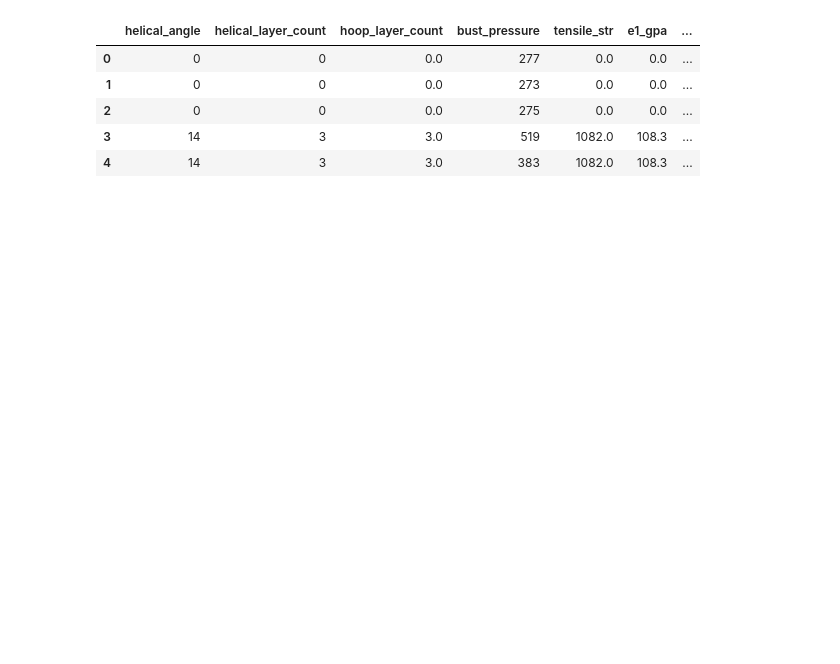
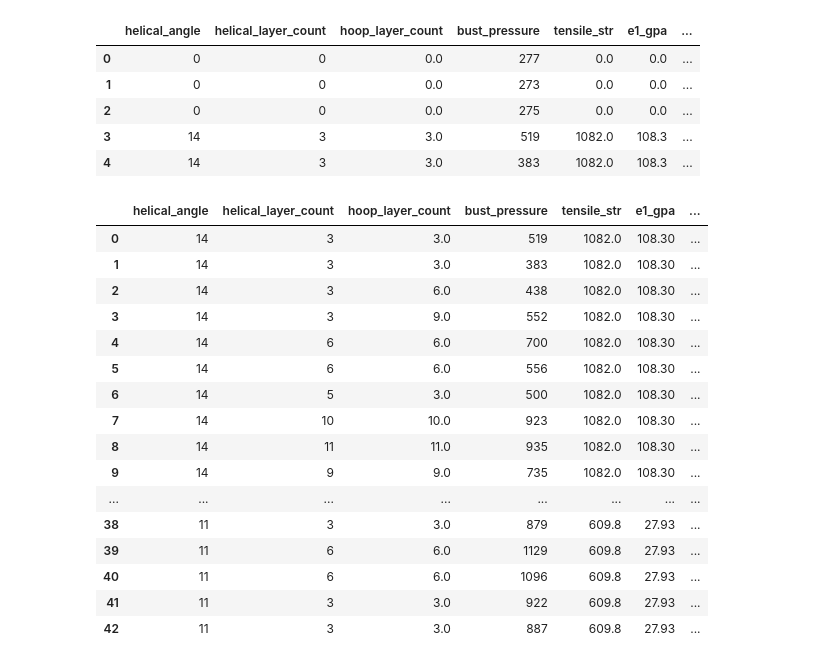
Before and after one commit to mr-ayush-agrawal/FYP_CylinderDesign, a Jupyter notebook: NoteBook/Cleaning.ipynb, the cells around one changed output. Drawn from its saved outputs; the diff is of its cells as text; code cells hidden in the pictures; blank space fills up the shorter version.

```diff
--- a/NoteBook/Cleaning.ipynb
+++ b/NoteBook/Cleaning.ipynb
@@ -80,4 +78,26 @@ df_cleaned.head()
 for x in df_cleaned.columns:
     if x not in input_cols and x not in output_cols:
         print(x)
+# %%
+df_cleaned = df_cleaned.query('helical_angle > 0')
+df_cleaned.reset_index(drop=True, inplace=True)
+df_cleaned
+# %% [output]
+|  | helical_angle | helical_layer_count | hoop_layer_count | bust_pressure | tensile_str | e1_gpa | ... |
+| 0 | 14 | 3 | 3.0 | 519 | 1082.0 | 108.30 | ... |
+| 1 | 14 | 3 | 3.0 | 383 | 1082.0 | 108.30 | ... |
+| 2 | 14 | 3 | 6.0 | 438 | 1082.0 | 108.30 | ... |
+| 3 | 14 | 3 | 9.0 | 552 | 1082.0 | 108.30 | ... |
+| 4 | 14 | 6 | 6.0 | 700 | 1082.0 | 108.30 | ... |
+| 5 | 14 | 6 | 6.0 | 556 | 1082.0 | 108.30 | ... |
+| 6 | 14 | 5 | 3.0 | 500 | 1082.0 | 108.30 | ... |
+| 7 | 14 | 10 | 10.0 | 923 | 1082.0 | 108.30 | ... |
+| 8 | 14 | 11 | 11.0 | 935 | 1082.0 | 108.30 | ... |
+| 9 | 14 | 9 | 9.0 | 735 | 1082.0 | 108.30 | ... |
+| ... | ... | ... | ... | ... | ... | ... | ... |
+| 38 | 11 | 3 | 3.0 | 879 | 609.8 | 27.93 | ... |
+| 39 | 11 | 6 | 6.0 | 1129 | 609.8 | 27.93 | ... |
+| 40 | 11 | 6 | 6.0 | 1096 | 609.8 | 27.93 | ... |
+| 41 | 11 | 3 | 3.0 | 922 | 609.8 | 27.93 | ... |
+| 42 | 11 | 3 | 3.0 | 887 | 609.8 | 27.93 | ... |
 # %%
```
Also changed, not shown: parts of 4 cells of this notebook, 1 other file.
